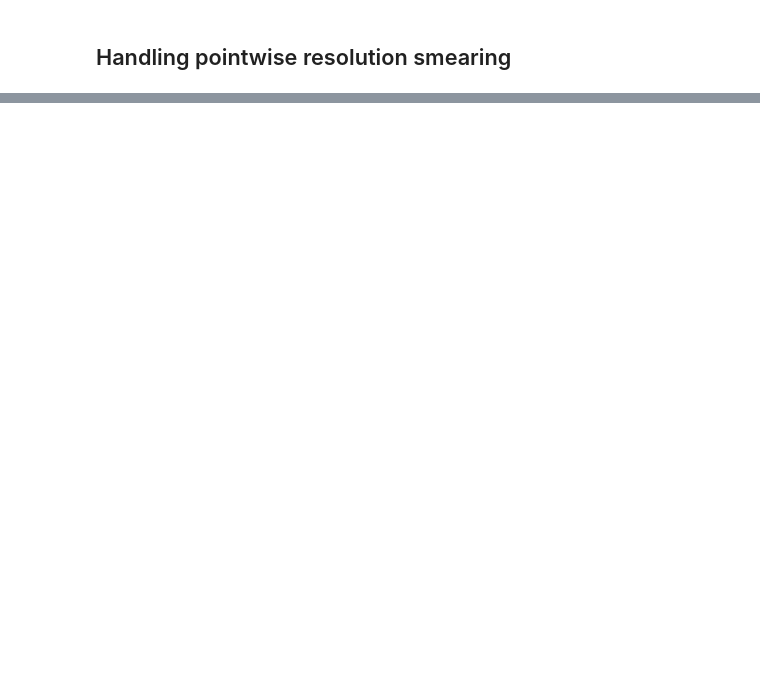
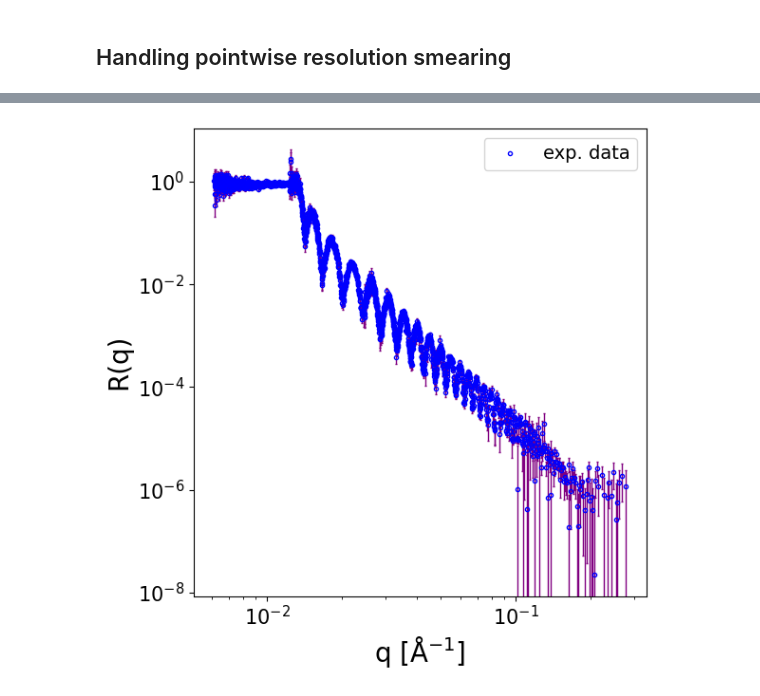
Before and after one commit to schreiber-lab/reflectorch, a Jupyter notebook: documentation/using_reflectorch_neutron.ipynb, the cells around one changed output, grey strips where cells are left out. Saved outputs shown, nothing was run; the diff lists cells and outputs as text; code cells hidden in the pictures; blank space fills up the shorter version.

```diff
--- a/documentation/using_reflectorch_neutron.ipynb
+++ b/documentation/using_reflectorch_neutron.ipynb
@@ -619,0 +273,12 @@ plt.tight_layout()
+# %%
+data = np.loadtxt(EXP_DATA_DIR / 'D17_SiO.dat', skiprows=3)
+print(data.shape)
+
+q_exp = data[..., 0]
+curve_exp = data[..., 1]
+sigmas_exp = data[..., 2]
+q_res_exp = data[..., 3]
+
+print(curve_exp.shape, q_exp.shape, q_exp.min(), q_exp.max())
+print(sigmas_exp.shape, sigmas_exp.max(), sigmas_exp.min())
+print(q_res_exp.shape, (q_res_exp / q_exp).min(), (q_res_exp / q_exp).max())
@@ -619,0 +317,9 @@ plt.tight_layout()
+# %%
+fig, ax = plot_reflectivity(
+    q_exp=q_exp,
+    r_exp=curve_exp,
+    yerr=sigmas_exp,
+    logx=True,
+)
+# %% [output]
+[figure, added]
```
Also changed, not shown: parts of 67 cells of this notebook, 2 other files.
